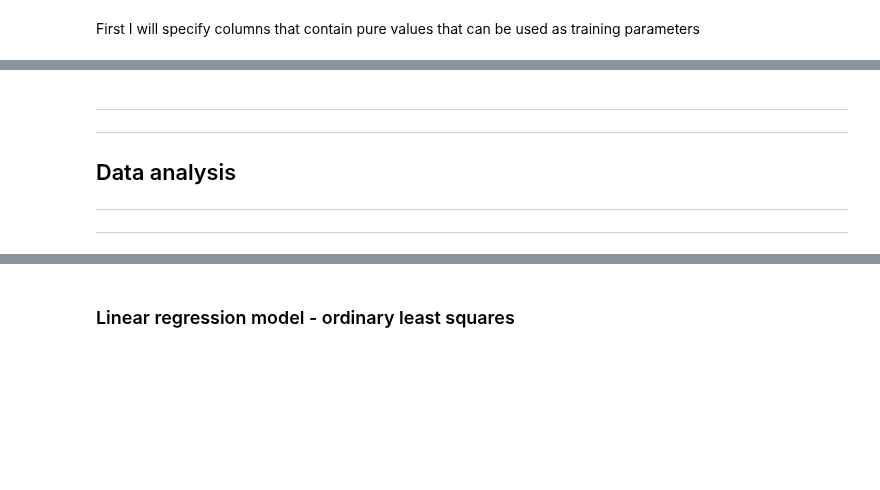
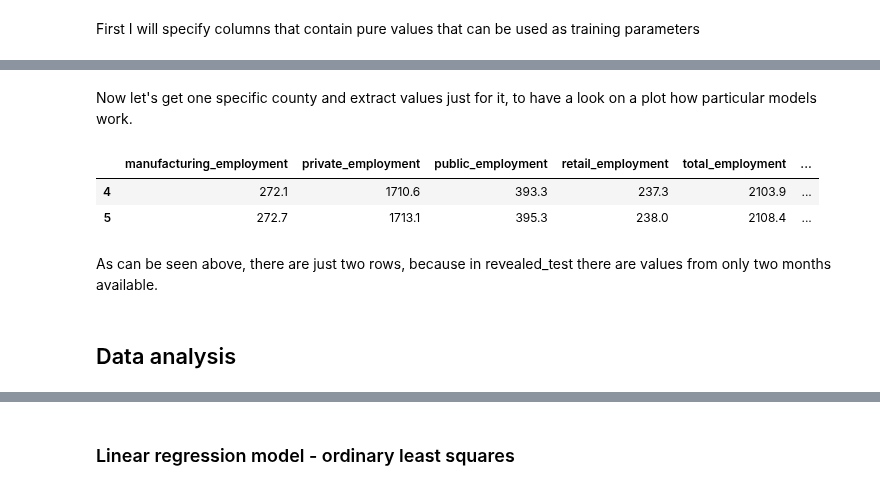
Before and after one commit to vroobelle93/03_GoDaddy, a Jupyter notebook: godaddy1.ipynb, the cells around one changed output, grey strips where cells are left out. Drawn from its saved outputs; the diff is of its cells as text; code cells hidden in the pictures; blank space fills up the shorter version.

```diff
--- a/godaddy1.ipynb
+++ b/godaddy1.ipynb
@@ -221,6 +266,23 @@ allparams_train_X = allparams_train.loc[:, ['cfips', 'first_day_of_month']+value
+# %% [markdown]
+Now let's get one specific county and extract values just for it, to have a look on a plot how particular models work.
+# %%
+# Select county
+cfips = 1005
+
+# Training sets
+single_train_X = all_train.loc[all_train['cfips']==cfips, value_columns]
+single_train_y = all_train.loc[all_train['cfips']==cfips, 'microbusiness_density']
+
+# Testing sets
+single_test_X = all_test.loc[all_test['cfips']==cfips, value_columns]
+single_test_y = all_test.loc[all_test['cfips']==cfips, 'microbusiness_density']
+
+single_test_X.head()
+# %% [output]
+|  | manufacturing_employment | private_employment | public_employment | retail_employment | total_employment | ... |
+| 4 | 272.1 | 1710.6 | 393.3 | 237.3 | 2103.9 | ... |
+| 5 | 272.7 | 1713.1 | 395.3 | 238.0 | 2108.4 | ... |
+# %% [markdown]
+As can be seen above, there are just two rows, because in revealed_test there are values from only two months available.
 # %% [markdown]
-------
-------
 ## Data analysis
-------
-------
```
Also changed, not shown: parts of 13 cells of this notebook.
